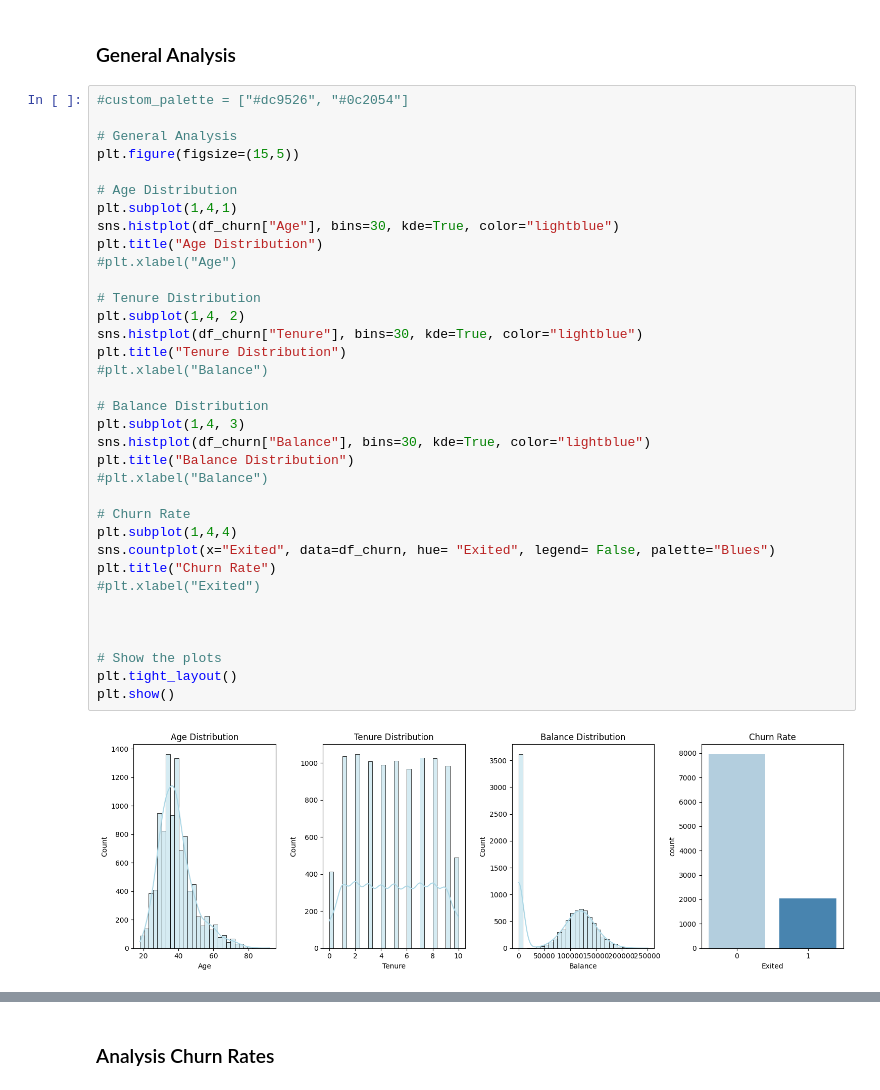
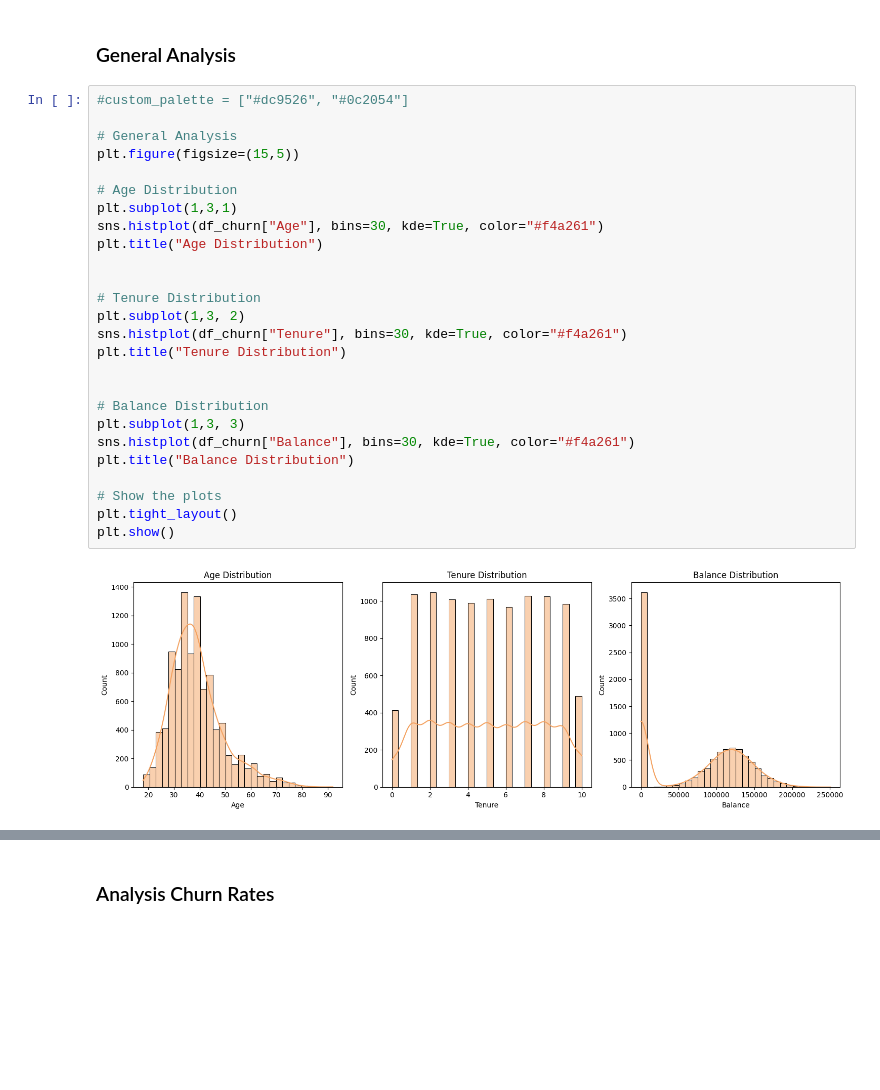
Before and after one commit to Loredane-2024/final-project, a Jupyter notebook: notebooks/final_project.ipynb, the cells around one changed output, grey strips where cells are left out. Saved outputs shown, nothing was run; the diff lists cells and outputs as text; blank space fills up the shorter version.

```diff
--- a/notebooks/final_project.ipynb
+++ b/notebooks/final_project.ipynb
@@ -141,37 +140,28 @@ churn_rate
 # %%
 #custom_palette = ["#dc9526", "#0c2054"]
 
 # General Analysis
 plt.figure(figsize=(15,5))
 
 # Age Distribution
-plt.subplot(1,4,1)
-sns.histplot(df_churn["Age"], bins=30, kde=True, color="lightblue")
+plt.subplot(1,3,1)
+sns.histplot(df_churn["Age"], bins=30, kde=True, color="#f4a261")
 plt.title("Age Distribution")
-#plt.xlabel("Age")
+
 
 # Tenure Distribution
-plt.subplot(1,4, 2)
-sns.histplot(df_churn["Tenure"], bins=30, kde=True, color="lightblue")
+plt.subplot(1,3, 2)
+sns.histplot(df_churn["Tenure"], bins=30, kde=True, color="#f4a261")
 plt.title("Tenure Distribution")
-#plt.xlabel("Balance")
+
 
 # Balance Distribution
-plt.subplot(1,4, 3)
-sns.histplot(df_churn["Balance"], bins=30, kde=True, color="lightblue")
+plt.subplot(1,3, 3)
+sns.histplot(df_churn["Balance"], bins=30, kde=True, color="#f4a261")
 plt.title("Balance Distribution")
-#plt.xlabel("Balance")
-
-# Churn Rate
-plt.subplot(1,4,4)
-sns.countplot(x="Exited", data=df_churn, hue= "Exited", legend= False, palette="Blues")
-plt.title("Churn Rate")
-#plt.xlabel("Exited")
-
-
 
 # Show the plots
 plt.tight_layout()
 plt.show()
 # %% [output]
-[figure, old version]
+[figure, new version]
```
Also changed, not shown: parts of 40 cells of this notebook, 18 other files.
